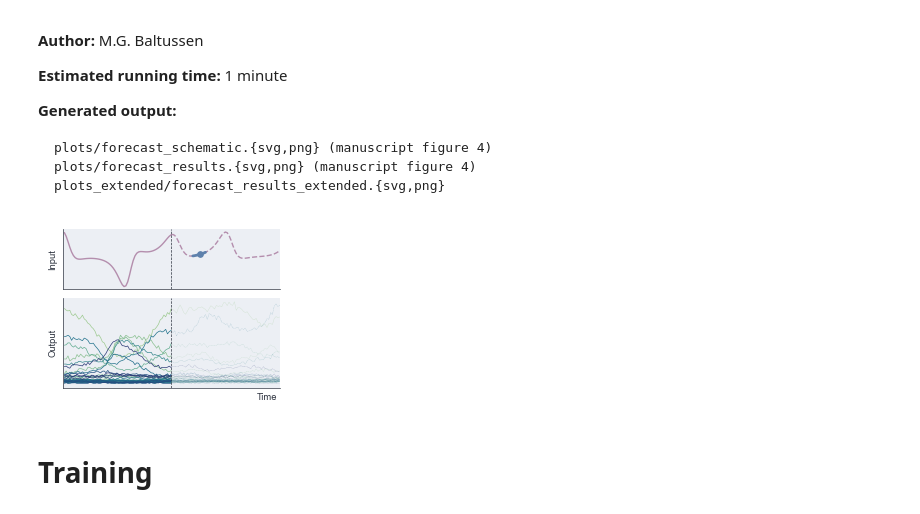
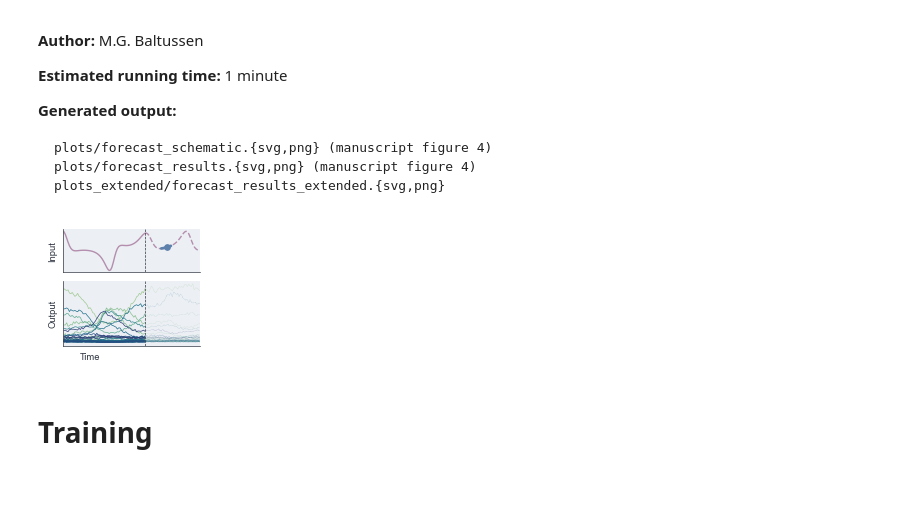
Before and after one commit to huckgroup/Formose_reservoir_computation, a Jupyter notebook: analysis/forecast.ipynb, the cells around one changed output. Cells and saved outputs as stored; diff of their text form; code cells hidden in the pictures; blank space fills up the shorter version.

Commit message:
decrease figure sizes

```diff
--- a/analysis/forecast.ipynb
+++ b/analysis/forecast.ipynb
@@ -71,38 +71,38 @@ df_lorenz = pd.read_csv("../data/lorenz.csv", index_col=0)
 U_lorenz = df_lorenz[['DHA', 'NaOH', 'formaldehyde']]
 X_lorenz = df_lorenz.drop(columns=['DHA', 'NaOH', 'CaCl2', 'formaldehyde'])
 # %%
-fig, axes = plt.subplots(2,1, figsize=(2.4, 1.8), sharex=True, constrained_layout=True, gridspec_kw={'height_ratios': [2,3]})
+fig, axes = plt.subplots(2,1, figsize=(1.6, 1.4), sharex=True, constrained_layout=True, gridspec_kw={'height_ratios': [2,3]})
 
 sampled_X = X_lorenz.sample(n=40, axis=1, random_state=7)
 sns.lineplot(data=sampled_X[120:180], ax=axes[1], palette='crest', legend=None, lw=0.5, dashes=False)
-sns.lineplot(data=sampled_X[179:240], ax=axes[1], palette='crest', legend=None, lw=0.2, alpha=0.5, dashes=True)
+sns.lineplot(data=sampled_X[179:220], ax=axes[1], palette='crest', legend=None, lw=0.2, alpha=0.5, dashes=True)
 axes[1].set_yticks([])
 axes[1].set_ylabel("Output")
 axes[1].set_xlabel("Time")
-axes[1].xaxis.set_label_coords(0.94, -0.05)
+axes[1].xaxis.set_label_coords(0.2, -0.1)
 c = "#b48ead"
 axes[0].plot(U_lorenz.index[120:180], U_lorenz.values[120:180,0], alpha=1.0, lw=1, color=c)
-axes[0].plot(U_lorenz.index[179:240], U_lorenz.values[179:240,0], alpha=1.0, lw=1, ls='dashed', color=c)
+axes[0].plot(U_lorenz.index[179:220], U_lorenz.values[179:220,0], alpha=1.0, lw=1, ls='dashed', color=c)
 axes[0].plot(U_lorenz.index[179+12:179+20],  U_lorenz.values[179+12:179+20,0], alpha=1.0, lw=2.0, color='C8')
 axes[0].scatter(U_lorenz.index[179+16], U_lorenz.values[179+16,0], color='C8', s=16)
 axes[0].scatter(U_lorenz.index[35], U_lorenz.values[35,0], color=c, s=2)
 axes[0].plot(U_lorenz.index[39+8:39+16], U_lorenz.values[39+8:39+16,0], alpha=1.0, lw=1.2, color='C2')
 
 axes[0].set_xticks([0, 1800, 3600, 7200, 10800], [0, 0.5, 1, 2, 3])
 axes[0].set_xticks([])
 axes[0].set_yticks([])
-axes[0].set_xlim(120*10, 240*10)
+axes[0].set_xlim(120*10, 220*10)
 axes[0].set_ylabel("Input")
 
 axes[0].axvline(U_lorenz.index[180-1], color='C9', lw=0.5, ls='dashed')
 axes[1].axvline(U_lorenz.index[180-1], color='C9', lw=0.5, ls='dashed')
 
 
 sns.despine()
 save_plot("forecast_schematic")
 plt.show()
 # %% [output]
-[figure, old version]
+[figure, new version]
 # %% [markdown]
 # Training
 # %%
```
Also changed, not shown: parts of 3 cells of this notebook, 6 other files.
